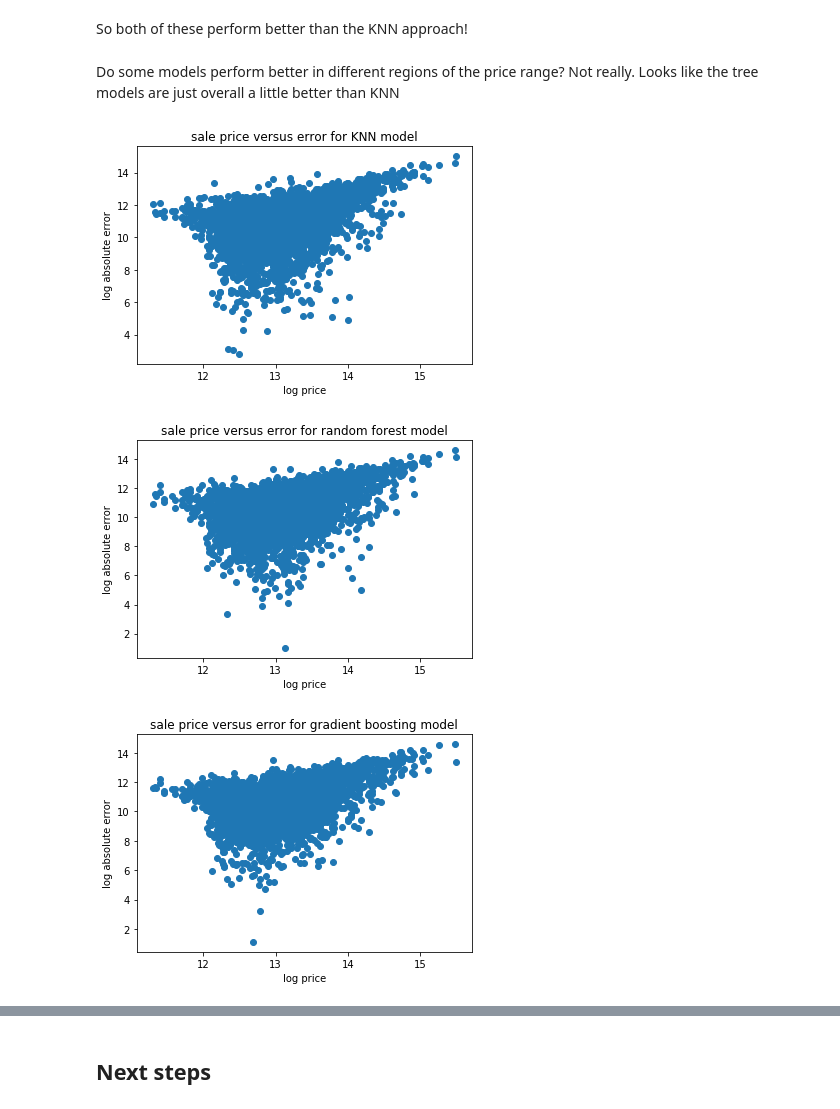
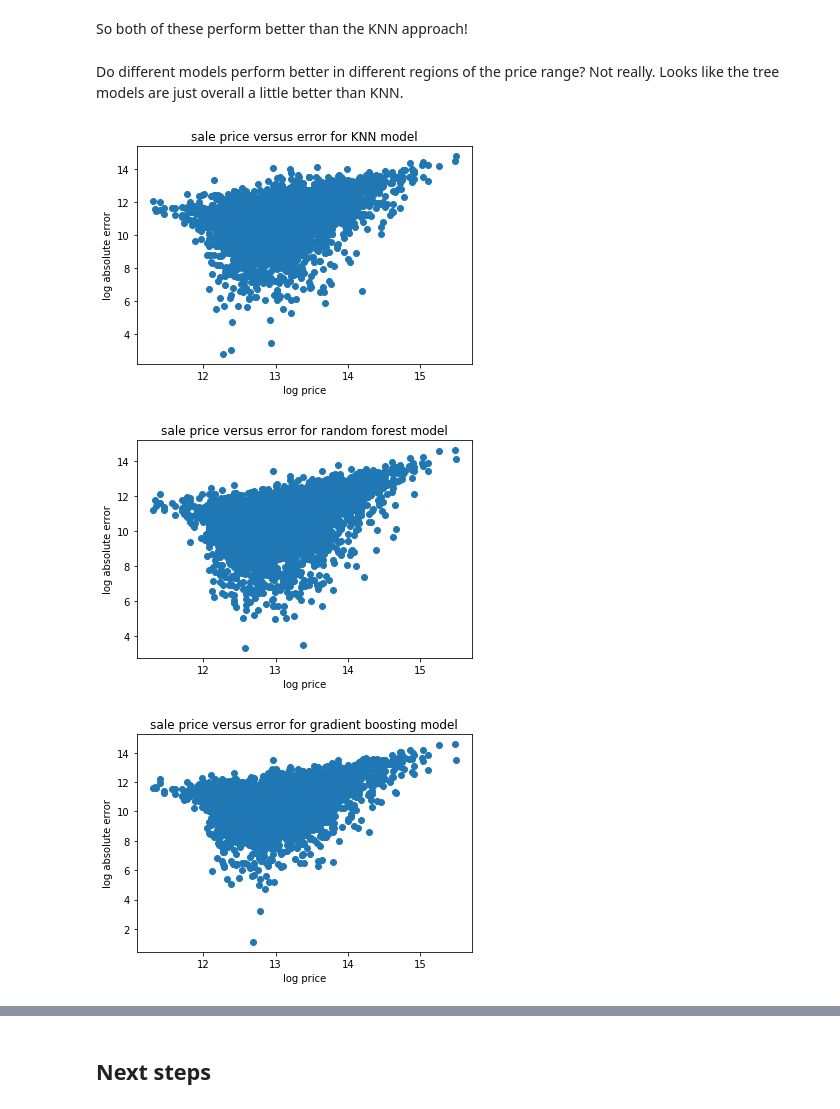
Before and after one commit to katelynrwalker/housing-prices, a Jupyter notebook: housing-prices-model.ipynb, the cells around one changed output, grey strips where cells are left out. Drawn from its saved outputs; the diff is of its cells as text; code cells hidden in the pictures.

```diff
--- a/housing-prices-model.ipynb
+++ b/housing-prices-model.ipynb
@@ -199,26 +202,29 @@ np.array([-73260.20904179, -75661.62179848, -77265.55079167]).mean()
 # %% [markdown]
 So both of these perform better than the KNN approach!
 # %% [markdown]
-Do some models perform better in different regions of the price range? Not really. Looks like the tree models are just overall a little better than KNN
+Do different models perform better in different regions of the price range? Not really. Looks like the tree models are just overall a little better than KNN.
 # %%
+knn_model.fit(X, y_train)
 plt.scatter(np.log(y_test), np.log((knn_model.predict(scaler.transform(X_test.astype(float))) - y_test).abs()))
 plt.xlabel('log price')
 plt.ylabel('log absolute error')
 plt.title('sale price versus error for KNN model')
 plt.show()
 
-plt.scatter(np.log(y_test), np.log((rf_model.predict(scaler.transform(X_test.astype(float))) - y_test).abs()))
+rf_model.fit(X_train, y_train)
+plt.scatter(np.log(y_test), np.log((rf_model.predict(X_test) - y_test).abs()))
 plt.xlabel('log price')
 plt.ylabel('log absolute error')
 plt.title('sale price versus error for random forest model')
 plt.show()
 
-plt.scatter(np.log(y_test), np.log((gb_model.predict(scaler.transform(X_test.astype(float))) - y_test).abs()))
+gb_model.fit(X_train, y_train)
+plt.scatter(np.log(y_test), np.log((gb_model.predict(X_test) - y_test).abs()))
 plt.xlabel('log price')
 plt.ylabel('log absolute error')
 plt.title('sale price versus error for gradient boosting model')
 plt.show()
 # %% [output]
-[figure, old version]
+[figure, new version]
-[figure, old version]
+[figure, new version]
 [figure]
```
Also changed, not shown: parts of 16 cells of this notebook.
